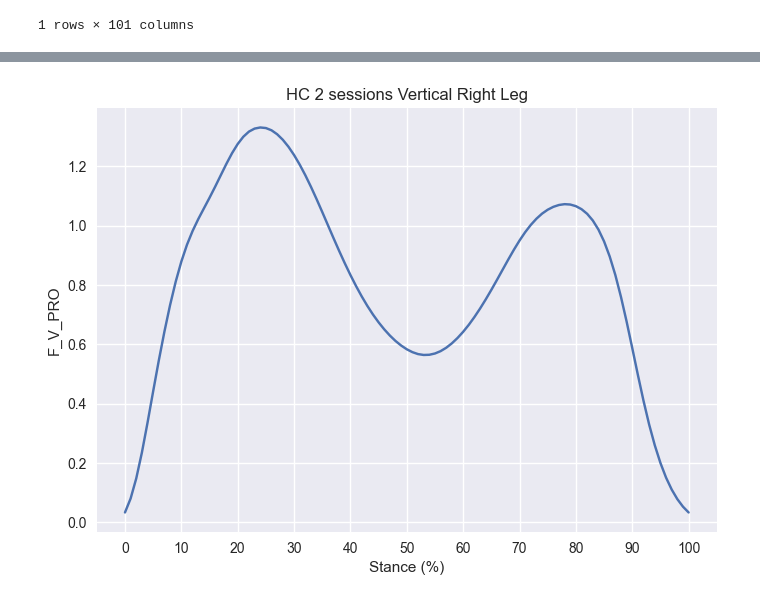
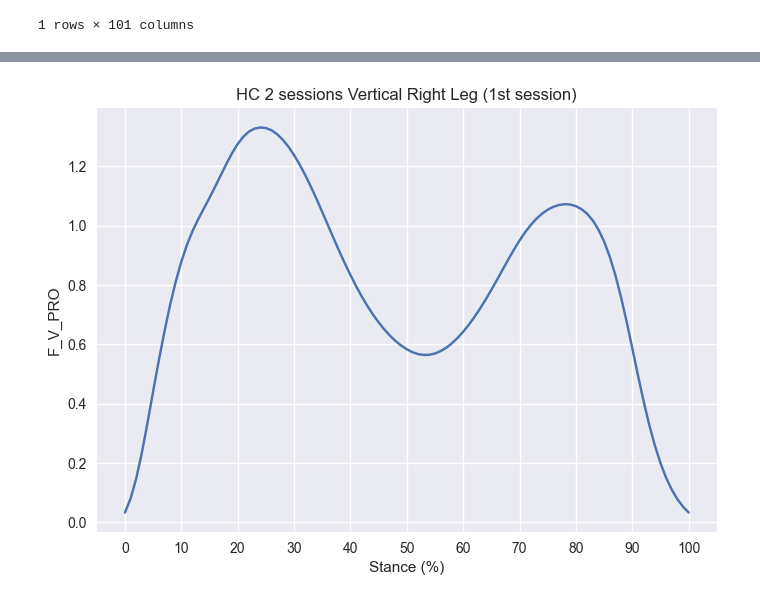
Before and after one commit to bernatsort/Therapy-Progress-Gait-Prediction, a Jupyter notebook: code.ipynb, the cells around one changed output, grey strips where cells are left out. Drawn from its saved outputs; the diff is of its cells as text; code cells hidden in the pictures.

Commit message:
HC - 2 sessions - Vertical - Right Leg (prueba 2)

```diff
--- a/code.ipynb
+++ b/code.ipynb
@@ -1586,21 +1600,21 @@ HC_2_sessions_vertical_right.iloc[1:, 3:]
 # %%
 x_axis = [str(num) for num in range(101)]
 y_values = HC_2_sessions_vertical_right.iloc[1:, 3:].values.flatten().tolist()
 
 # Plot
 plt.plot(x_axis, y_values)
 
 # Set the axis labels and title
 plt.xlabel('Stance (%)')
 plt.ylabel('F_V_PRO')
-plt.title('HC 2 sessions Vertical Right Leg')
+plt.title('HC 2 sessions Vertical Right Leg (1st session)')
 
 # Set the x-axis tick locations and labels
 x_ticks = range(0, len(x_axis), 10)
 x_tick_labels = [x_axis[i] for i in x_ticks]
 plt.xticks(x_ticks, x_tick_labels)
 
 # Show the plot
 plt.show()
 # %% [output]
-[figure, old version]
+[figure, new version]
```
Also changed, not shown: parts of 3 cells of this notebook.
